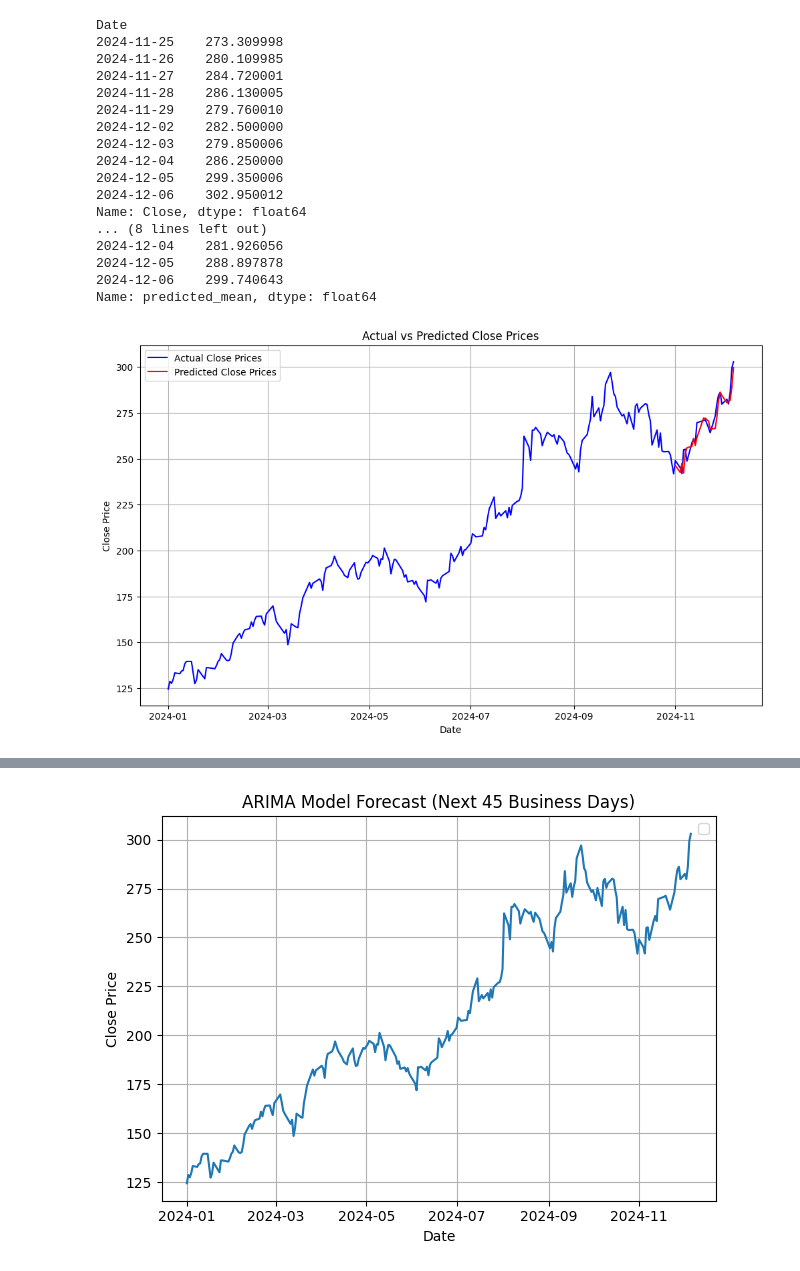
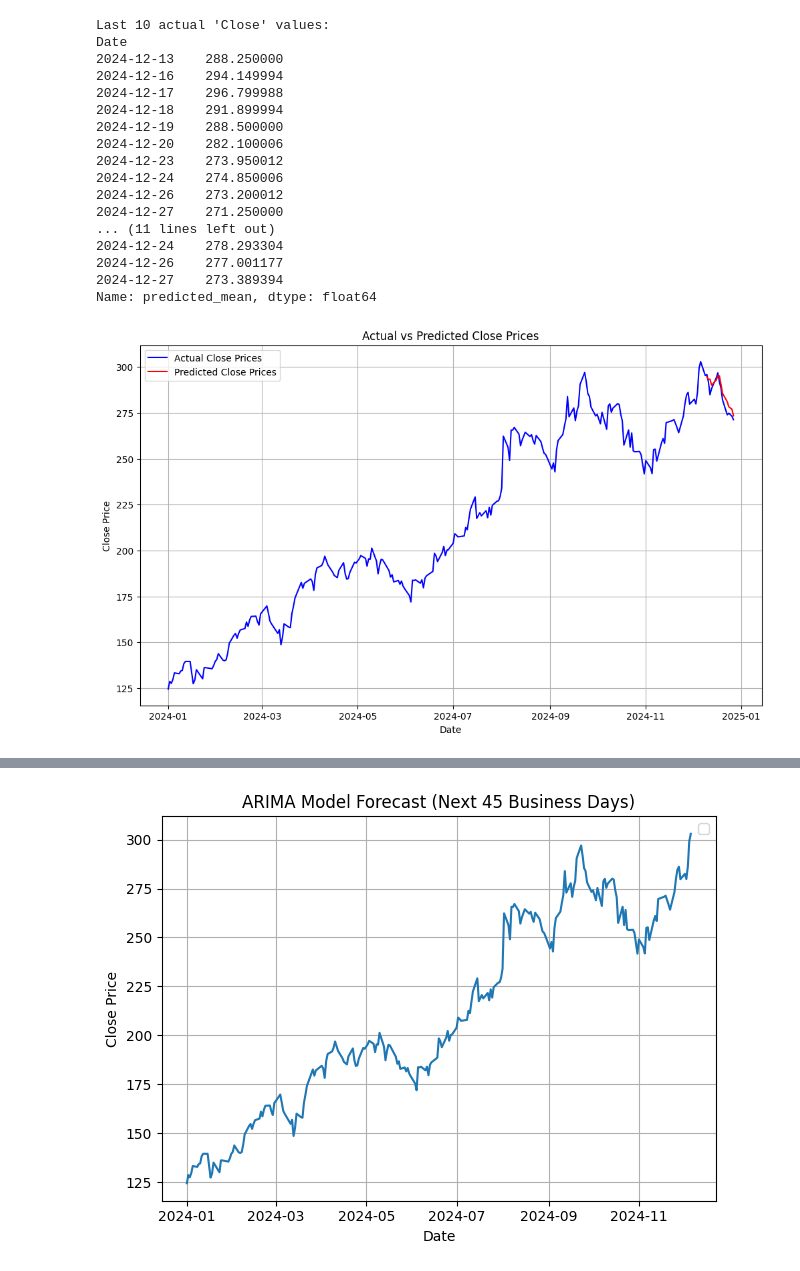
Before and after one commit to Shahu-22/Python, a Jupyter notebook: yfinance_nse_exp.ipynb, the cells around one changed output, grey strips where cells are left out. Cells and saved outputs as stored; diff of their text form; code cells hidden in the pictures.

```diff
--- a/yfinance_nse_exp.ipynb
+++ b/yfinance_nse_exp.ipynb
@@ -53,0 +47,22 @@ Date
+# %%
+import pandas as pd
+
+# Define the correct column names
+column_names = ['Date', 'Adj Close', 'Close', 'High', 'Low', 'Open', 'Volume']
+
+# Load the CSV file, skipping the first two rows
+df = pd.read_csv("NewData.csv", skiprows=2)
+
+# Assign the correct column names
+df.columns = column_names
+
+# Convert the 'Date' column to datetime format
+if 'Date' in df.columns:
+    df['Date'] = pd.to_datetime(df['Date'], errors='coerce')
+
+# Optionally, set the 'Date' column as the index
+df.set_index('Date', inplace=True)
+
+# Print the cleaned DataFrame
+print("\nCleaned DataFrame:")
+print(df.head())
@@ -155,59 +187,63 @@ plt.show()
 from statsmodels.tsa.arima.model import ARIMA
 import pandas as pd
 import matplotlib.pyplot as plt
+from datetime import datetime, timedelta
+
+# Ensure 'Close' column is numeric
 df['Close'] = pd.to_numeric(df['Close'], errors='coerce')
 
-
-
-# ARIMA model
-model = ARIMA(df['Close'], order=(12,2,20))
+# ARIMA model (using some chosen order values)
+model = ARIMA(df['Close'], order=(12, 2, 20))
 arima_result = model.fit()
 
-# Forecasting
-start_date = pd.to_datetime("2024-11-01")  # Adjust the date format
-end_date = pd.to_datetime("2024-12-06")
+# Define the start and end date (ensure they match the datetime format)
+start_date = pd.to_datetime("2024-12-10")
+end_date =pd.to_datetime("2024-12-27")
 
 # Ensure start_date and end_date are within the index range
 if start_date not in df.index or end_date not in df.index:
     print("The start_date or end_date is not found in the data's index.")
     print(f"Available dates are: {df.index.min()} to {df.index.max()}")
 else:
-    # Predict the data for the given range
+    # Forecast for the specified range
     predicted_data = arima_result.predict(start=start_date, end=end_date, typ='levels')
 
     # Add predictions to the DataFrame
     df.loc[start_date:end_date, 'Predicted'] = predicted_data
+    print("Last 10 actual 'Close' values:")
     print(df['Close'].tail(10))
+    print("\nLast 10 predicted 'Close' values:")
     print(predicted_data.tail(10))
-    # Plotting
+
+    # Plotting the actual vs predicted values
     plt.figure(figsize=(12, 7))
     plt.plot(df['Close'], label='Actual Close Prices', color='blue')
     plt.plot(df['Predicted'], label='Predicted Close Prices', color='red')
     plt.title('Actual vs Predicted Close Prices')
     plt.xlabel('Date')
     plt.ylabel('Close Price')
     plt.legend()
     plt.grid(True)
     plt.show()
 # %% [output]
+Last 10 actual 'Close' values:
 Date
-2024-11-25    273.309998
-2024-11-26    280.109985
-2024-11-27    284.720001
-2024-11-28    286.130005
-2024-11-29    279.760010
-2024-12-02    282.500000
-2024-12-03    279.850006
-2024-12-04    286.250000
-2024-12-05    299.350006
-2024-12-06    302.950012
-Name: Close, dtype: float64
-... (8 lines left out)
-2024-12-04    281.926056
-2024-12-05    288.897878
-2024-12-06    299.740643
+2024-12-13    288.250000
+2024-12-16    294.149994
+2024-12-17    296.799988
+2024-12-18    291.899994
+2024-12-19    288.500000
+2024-12-20    282.100006
+2024-12-23    273.950012
+2024-12-24    274.850006
+2024-12-26    273.200012
+2024-12-27    271.250000
+... (11 lines left out)
+2024-12-24    278.293304
+2024-12-26    277.001177
+2024-12-27    273.389394
 Name: predicted_mean, dtype: float64
-[figure, old version]
+[figure, new version]
 # %%
 #Prediction Accurecy
 # # Ensure the column exists
```
Also changed, not shown: parts of 15 cells of this notebook, 1 other file.
